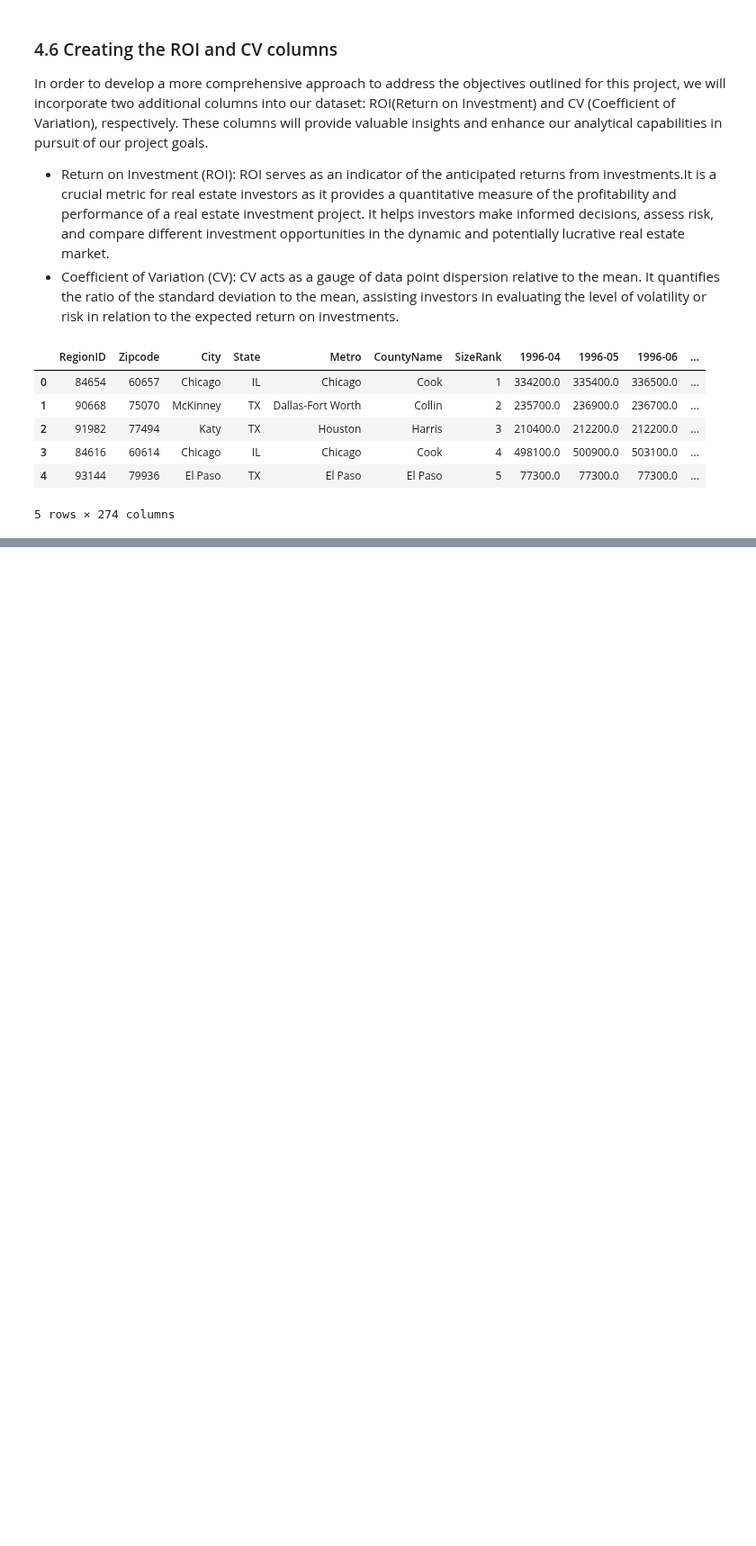
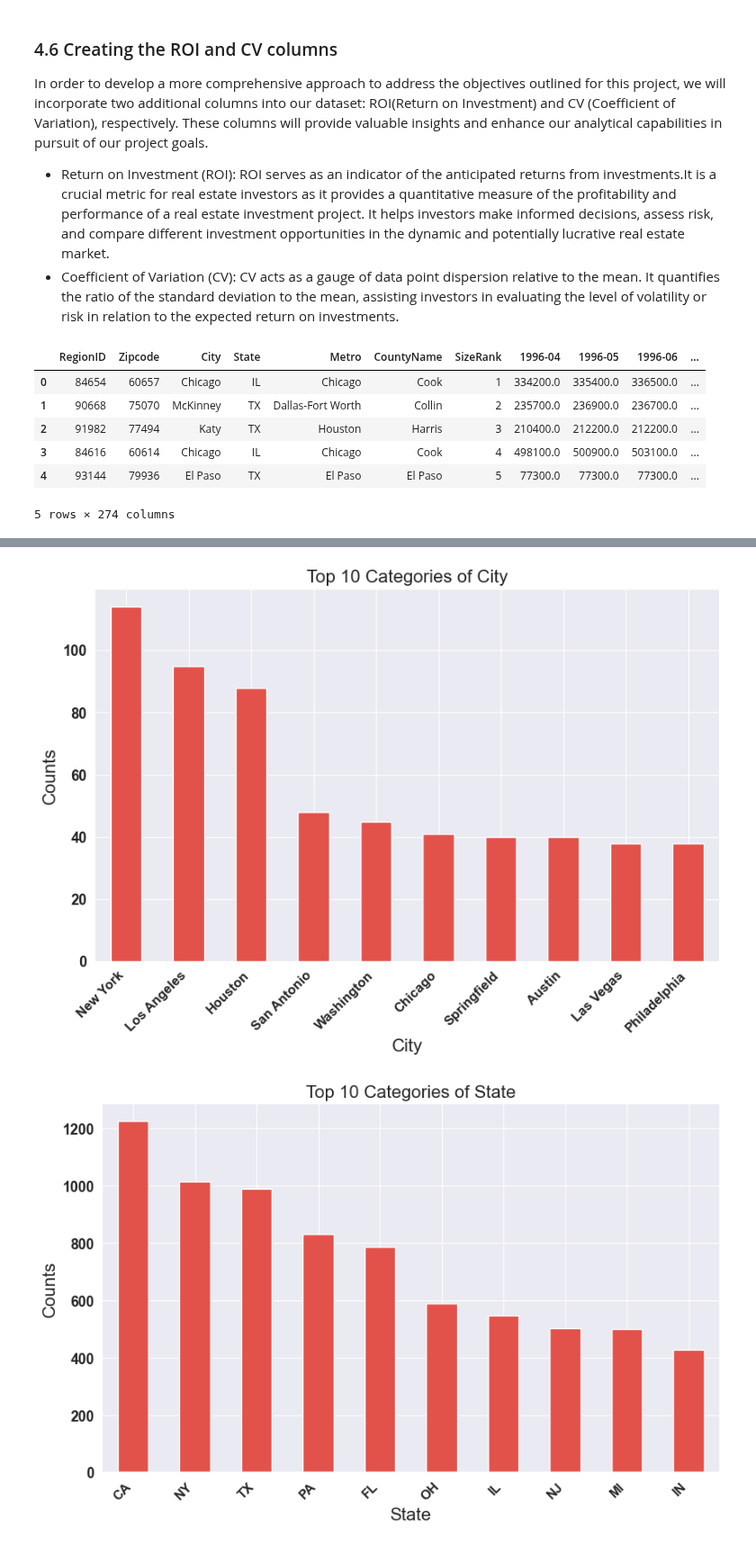
Before and after one commit to FionaNalianya/Forecasting-real-estate-prices, a Jupyter notebook: notebook.ipynb, the cells around one changed output, grey strips where cells are left out. Shown at 90% size. Drawn from its saved outputs; the diff is of its cells as text; code cells hidden in the pictures; blank space fills up the shorter version.

```diff
--- a/notebook.ipynb
+++ b/notebook.ipynb
@@ -283,0 +505,4 @@ df.head()
+# %%
+# Displaying categorical data columns
+categorical = eda_df[['City','State', 'Metro', 'CountyName']]
+categorical.head()
@@ -283,0 +516,25 @@ df.head()
+# %%
+# Limit the number of categories to plot
+top_n = 10
+
+for column in categorical:
+    # Get the top N categories by frequency
+    top_categories = eda_df[column].value_counts().head(top_n)
+
+    # Create a bar plot for the top categories
+    plt.figure(figsize=(10, 6))
+    top_categories.plot(kind='bar')
+
+    plt.title(f'Top {top_n} Categories of {column}', fontsize = 16)
+    plt.xlabel(column)
+    plt.ylabel('Counts')
+    plt.xticks(fontsize= 12)
+    plt.yticks(fontsize = 13)
+
+    # Rotate x-axis labels for better readability (optional)
+    plt.xticks(rotation=45, ha='right')
+
+    plt.show()
+# %% [output]
+[figure, added]
+[figure, added]
```
Also changed, not shown: parts of 17 cells of this notebook.
